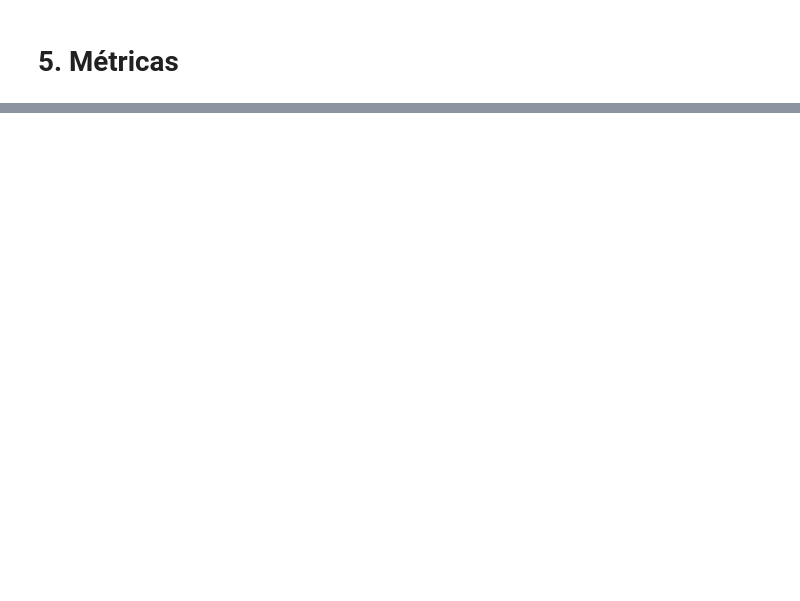
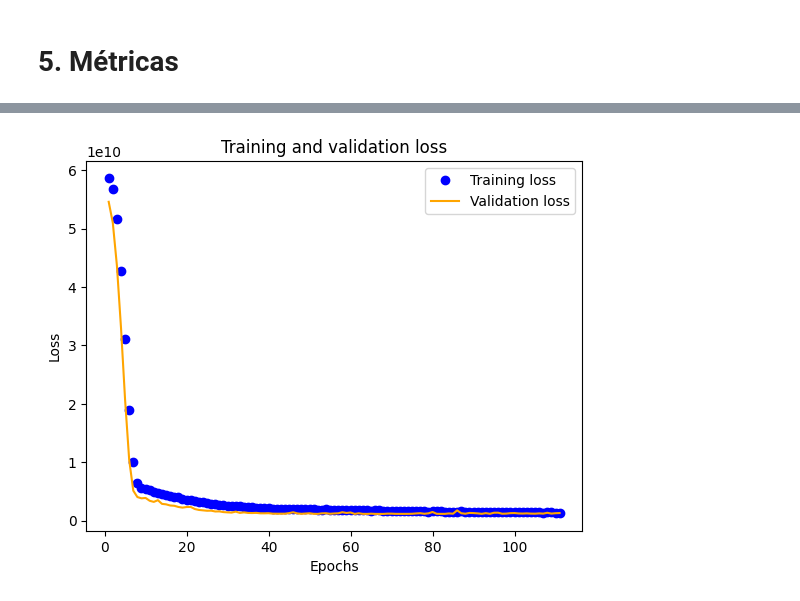
Before and after one commit to emiliosolanoo21/RedNeuronal, a Jupyter notebook: RedNeuronal.ipynb, the cells around one changed output, grey strips where cells are left out. Drawn from its saved outputs; the diff is of its cells as text; code cells hidden in the pictures; blank space fills up the shorter version.

Commit message:
Implementación de modelo para SalePrice sin categorizar

```diff
--- a/RedNeuronal.ipynb
+++ b/RedNeuronal.ipynb
@@ -430,0 +589,7 @@ y = dfEncoded["SaleCondition"]
+# %%
+model = Sequential() #Para construir la red de manera simple.
+model.add(Dense(1000, input_shape=(X_train.shape[1],), activation='relu')) #1000 neuronas,
+model.add(Dense(500, activation='relu'))
+model.add(Dense(250, activation='relu'))
+model.add(Dense(1, activation='linear')) #Nodo de salida
+model.summary() # Ver la arquitectura del modelo
@@ -430,0 +612,14 @@ y = dfEncoded["SaleCondition"]
+# %%
+model.compile(optimizer='rmsprop', loss='mse', metrics=['mae'])
+# %%
+es = EarlyStopping(monitor='val_loss',
+                   mode='min',
+                   patience=50,
+                   restore_best_weights = True)
+# %%
+history = model.fit(X_train, y_train,
+                    validation_data = (X_test, y_test),
+                    callbacks=[es],
+                    epochs=5000,
+                    batch_size=50,
+                    verbose=1)
@@ -430,0 +644,14 @@ y = dfEncoded["SaleCondition"]
+# %%
+history_dict = history.history
+loss_values = history_dict['loss']
+val_loss_values = history_dict['val_loss']
+epochs = range(1, len(loss_values) + 1) # Numero de Epochs, para X
+plt.plot(epochs, loss_values, 'bo', label='Training loss')
+plt.plot(epochs, val_loss_values, 'orange', label='Validation loss')
+plt.title('Training and validation loss')
+plt.xlabel('Epochs')
+plt.ylabel('Loss')
+plt.legend()
+plt.show()
+# %% [output]
+[figure, added]
```
Also changed, not shown: parts of 35 cells of this notebook.
